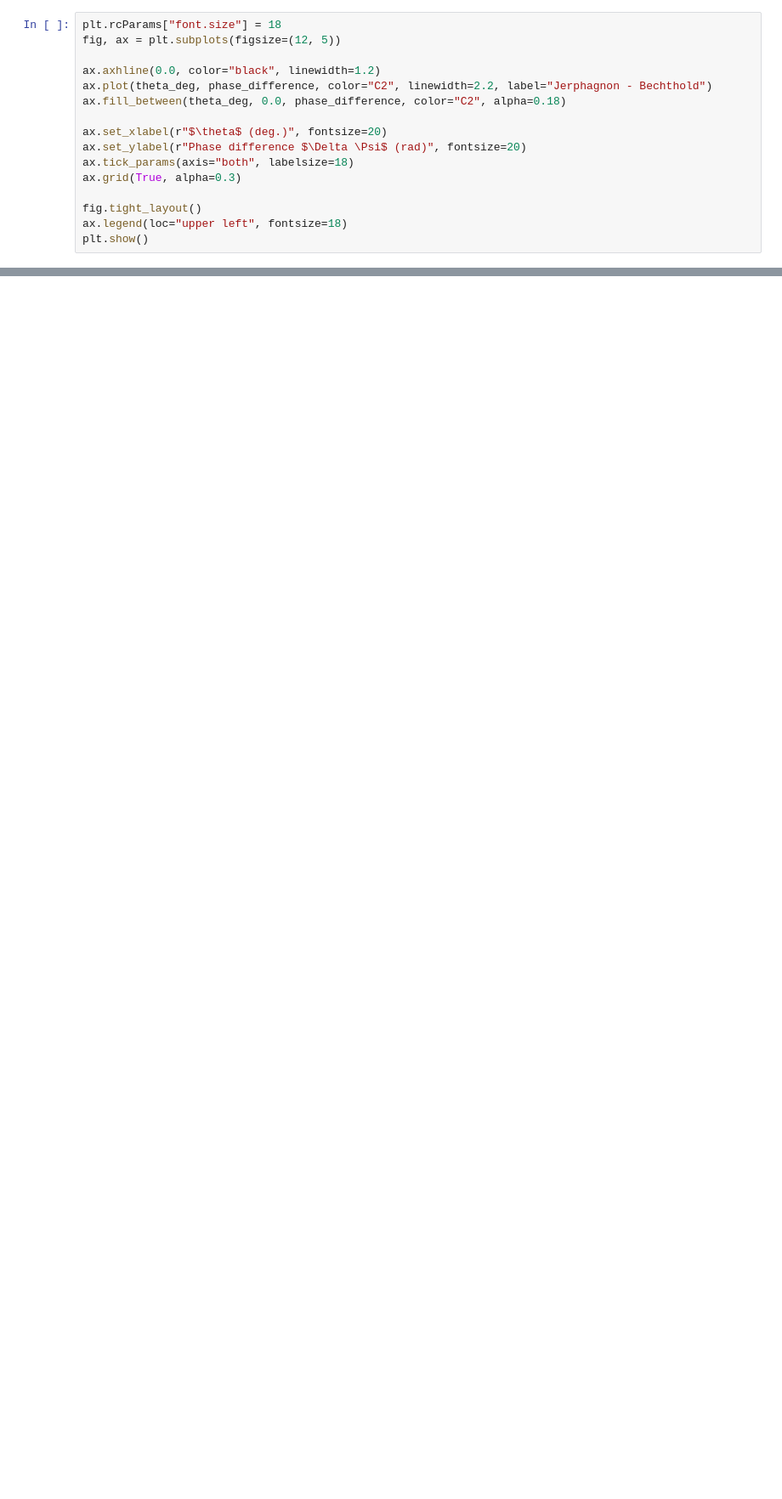
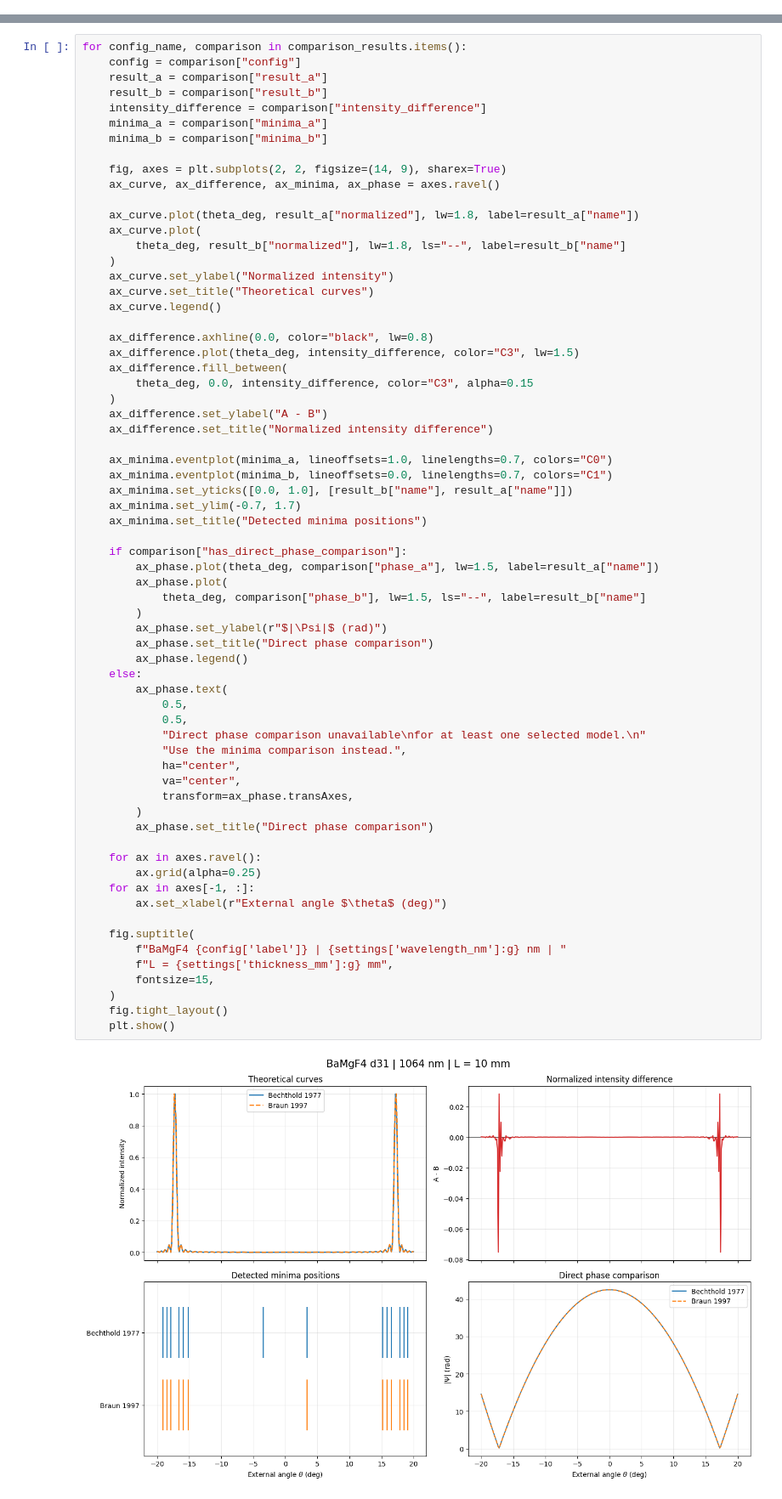
Before and after one commit to ui-kurodai/202510_NLO_measurement, a Jupyter notebook: test_codes/test_theory_comparison.ipynb, the cells around one changed output, grey strips where cells are left out. Shown at 85% size. Saved outputs shown, nothing was run; the diff lists cells and outputs as text; blank space fills up the shorter version.

Commit message:
updated comparison to allow all d_ij and all theories

```diff
--- a/test_codes/test_theory_comparison.ipynb
+++ b/test_codes/test_theory_comparison.ipynb
@@ -208,16 +107,0 @@ plt.show()
-# %%
-plt.rcParams["font.size"] = 18
-fig, ax = plt.subplots(figsize=(12, 5))
-
-ax.axhline(0.0, color="black", linewidth=1.2)
-ax.plot(theta_deg, phase_difference, color="C2", linewidth=2.2, label="Jerphagnon - Bechthold")
-ax.fill_between(theta_deg, 0.0, phase_difference, color="C2", alpha=0.18)
-
-ax.set_xlabel(r"$\theta$ (deg.)", fontsize=20)
-ax.set_ylabel(r"Phase difference $\Delta \Psi$ (rad)", fontsize=20)
-ax.tick_params(axis="both", labelsize=18)
-ax.grid(True, alpha=0.3)
-
-fig.tight_layout()
-ax.legend(loc="upper left", fontsize=18)
-plt.show()
@@ -225,0 +331,68 @@ plt.show()
+# %%
+for config_name, comparison in comparison_results.items():
+    config = comparison["config"]
+    result_a = comparison["result_a"]
+    result_b = comparison["result_b"]
+    intensity_difference = comparison["intensity_difference"]
+    minima_a = comparison["minima_a"]
+    minima_b = comparison["minima_b"]
+
+    fig, axes = plt.subplots(2, 2, figsize=(14, 9), sharex=True)
+    ax_curve, ax_difference, ax_minima, ax_phase = axes.ravel()
+
+    ax_curve.plot(theta_deg, result_a["normalized"], lw=1.8, label=result_a["name"])
+    ax_curve.plot(
+        theta_deg, result_b["normalized"], lw=1.8, ls="--", label=result_b["name"]
+    )
+    ax_curve.set_ylabel("Normalized intensity")
+    ax_curve.set_title("Theoretical curves")
+    ax_curve.legend()
+
+    ax_difference.axhline(0.0, color="black", lw=0.8)
+    ax_difference.plot(theta_deg, intensity_difference, color="C3", lw=1.5)
+    ax_difference.fill_between(
+        theta_deg, 0.0, intensity_difference, color="C3", alpha=0.15
+    )
+    ax_difference.set_ylabel("A - B")
+    ax_difference.set_title("Normalized intensity difference")
+
+    ax_minima.eventplot(minima_a, lineoffsets=1.0, linelengths=0.7, colors="C0")
+    ax_minima.eventplot(minima_b, lineoffsets=0.0, linelengths=0.7, colors="C1")
+    ax_minima.set_yticks([0.0, 1.0], [result_b["name"], result_a["name"]])
+    ax_minima.set_ylim(-0.7, 1.7)
+    ax_minima.set_title("Detected minima positions")
+
+    if comparison["has_direct_phase_comparison"]:
+        ax_phase.plot(theta_deg, comparison["phase_a"], lw=1.5, label=result_a["name"])
+        ax_phase.plot(
+            theta_deg, comparison["phase_b"], lw=1.5, ls="--", label=result_b["name"]
+        )
+        ax_phase.set_ylabel(r"$|\Psi|$ (rad)")
+        ax_phase.set_title("Direct phase comparison")
+        ax_phase.legend()
+    else:
+        ax_phase.text(
+            0.5,
+            0.5,
+            "Direct phase comparison unavailable\nfor at least one selected model.\n"
+            "Use the minima comparison instead.",
+            ha="center",
+            va="center",
+            transform=ax_phase.transAxes,
+        )
+        ax_phase.set_title("Direct phase comparison")
+
+    for ax in axes.ravel():
+        ax.grid(alpha=0.25)
+    for ax in axes[-1, :]:
+        ax.set_xlabel(r"External angle $\theta$ (deg)")
+
+    fig.suptitle(
+        f"BaMgF4 {config['label']} | {settings['wavelength_nm']:g} nm | "
+        f"L = {settings['thickness_mm']:g} mm",
+        fontsize=15,
+    )
+    fig.tight_layout()
+    plt.show()
+# %% [output]
+[figure, added]
```
Also changed, not shown: parts of 28 cells of this notebook, 2 other files.
